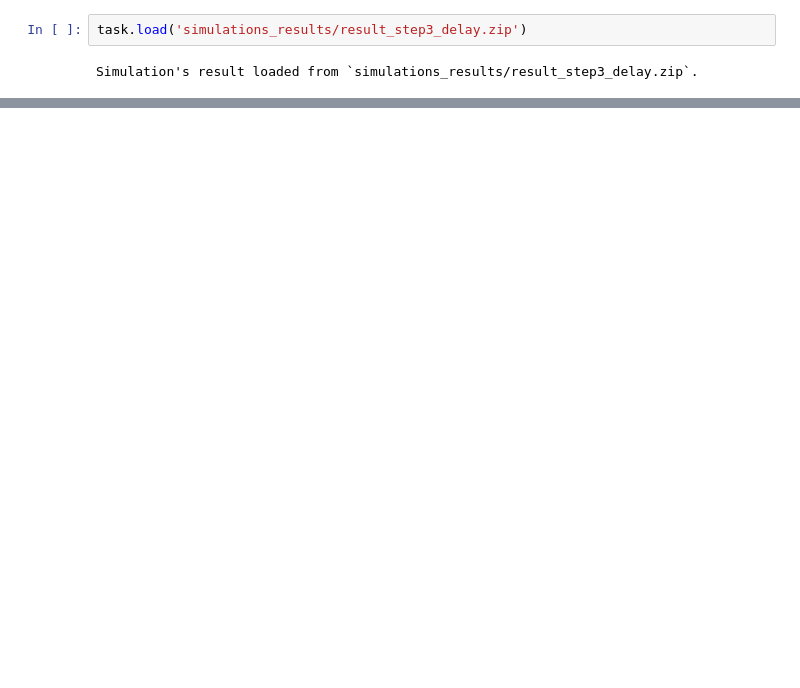
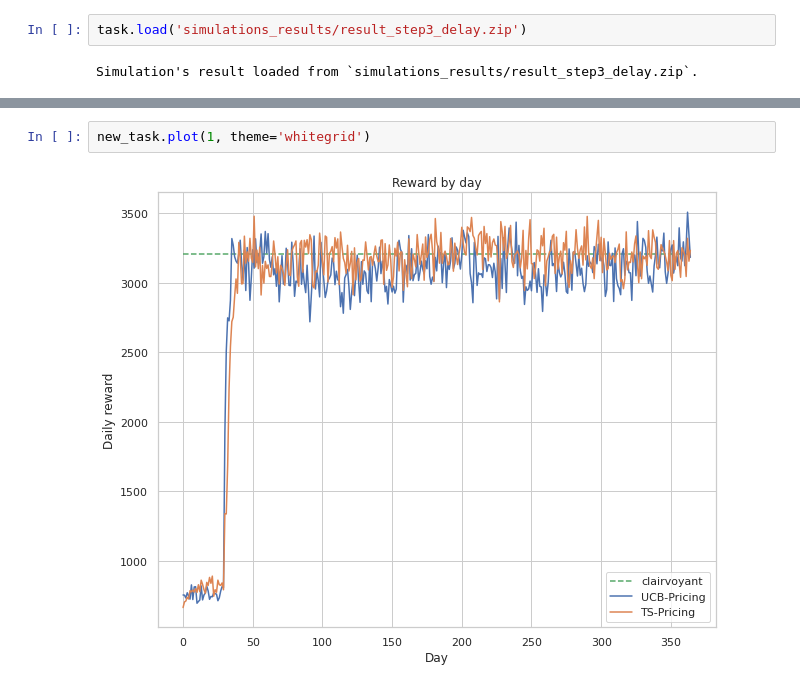
Before and after one commit to fcolombo7/DataIntelligenceApplications, a Jupyter notebook: step3_final.ipynb, the cells around one changed output, grey strips where cells are left out. Saved outputs shown, nothing was run; the diff lists cells and outputs as text; blank space fills up the shorter version.

```diff
--- a/step3_final.ipynb
+++ b/step3_final.ipynb
@@ -23,0 +39,4 @@ task.plot(1)
+# %%
+new_task.plot(1, theme='whitegrid')
+# %% [output]
+[figure, added]
```
Also changed, not shown: parts of 7 cells of this notebook.
